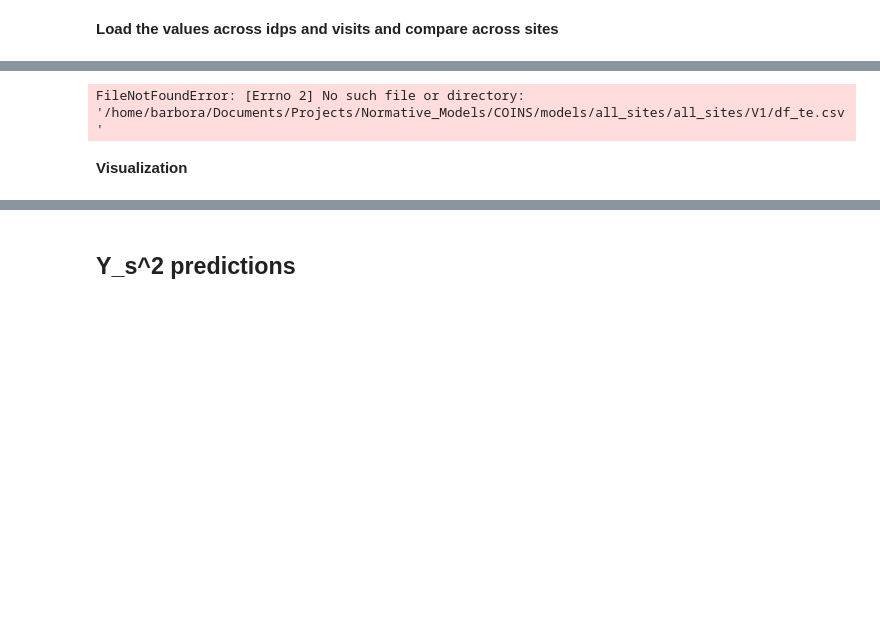
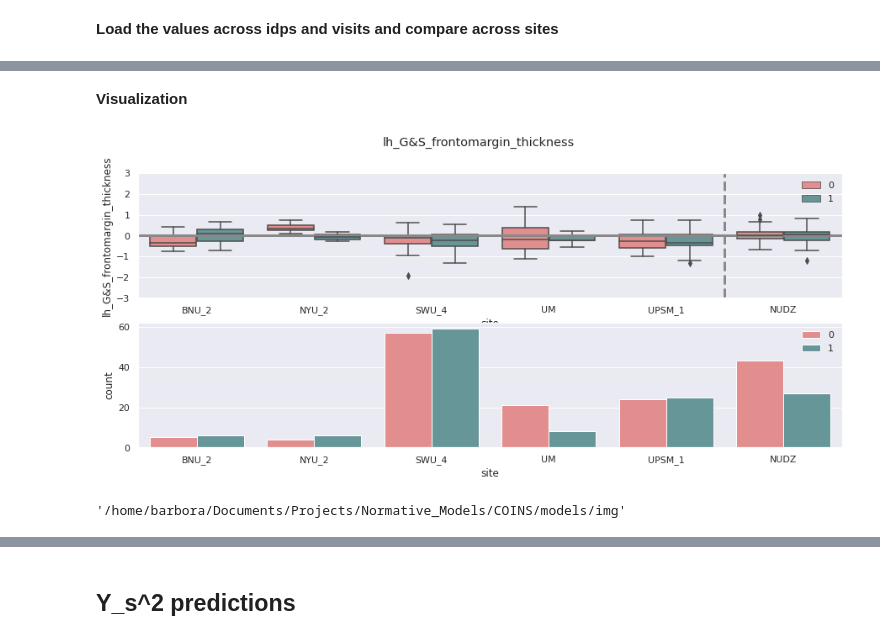
Before and after one commit to bbuckova/ESO_normative, a Jupyter notebook: CORR_data_normative.ipynb, the cells around one changed output, grey strips where cells are left out. Saved outputs shown, nothing was run; the diff lists cells and outputs as text; code cells hidden in the pictures; blank space fills up the shorter version.

```diff
--- a/CORR_data_normative.ipynb
+++ b/CORR_data_normative.ipynb
@@ -664,7 +627,7 @@ Analysis
 # %% [markdown]
 **Load the values across idps and visits and compare across sites**
 # %%
-models_dir = os.path.join(models_dir,'all_sites')
+models_dir = os.path.join('/home/barbora/Documents/Projects/Normative_Models/COINS/models/threshold_50/')
 cols_cov = ['age','sex']
 # %%
 v1_z = custom.idp_concat(os.path.join(models_dir,'V1'), 'Z_predict.txt', idp_ids, 'CORR_V1_Z.csv', t_dir= models_dir)
@@ -682,11 +643,13 @@ v2_orig = pd.read_csv(os.path.join(models_dir, 'V2', 'df_te.csv'), sep=' ', inde
 # load the ESO controls data
 v1_cont = pd.read_csv(os.path.join('/home/barbora/Documents/Projects/Normative_Models/ESO/analyses/01_PANSS/data','v1_cont.txt'), sep=' ', index_col=0)
 v2_cont = pd.read_csv(os.path.join('/home/barbora/Documents/Projects/Normative_Models/ESO/analyses/01_PANSS/data','v2_cont.txt'), sep=' ', index_col=0)
+
+v1_cont['sitenum'] = 1000
+v2_cont['sitenum'] = 1000
-# %% [output]
-FileNotFoundError: [Errno 2] No such file or directory: '/home/barbora/Documents/Projects/Normative_Models/COINS/models/all_sites/all_sites/V1/df_te.csv'
 # %%
 v1_z.index = v1_orig.index
 v1_z['site'] = v1_orig['site']
+v1_z['sitenum'] = v1_orig['sitenum']
 v1_z['age'] = v1_orig['age']
 v1_z['sex'] = v1_orig['sex']
 
@@ -694,38 +657,44 @@ v2_z.index = v2_orig.index
 v2_z['site'] = v1_orig['site']
 v2_z['age'] = v1_orig['age']
 v2_z['sex'] = v1_orig['sex']
+v2_z['sitenum'] = v1_orig['sitenum']
 
 # adding ESO data
-v1_z_all = pd.concat([v1_z[idp_ids+ cols_cov+['site']], v1_cont[idp_ids+ cols_cov+['site']]])
-v2_z_all = pd.concat([v2_z[idp_ids+ cols_cov+['site']], v2_cont[idp_ids+ cols_cov+['site']]])
+v1_z_all = pd.concat([v1_z[idp_ids+ cols_cov+['site', 'sitenum']], v1_cont[idp_ids+ cols_cov+['site', 'sitenum']]])
+v2_z_all = pd.concat([v2_z[idp_ids+ cols_cov+['site', 'sitenum']], v2_cont[idp_ids+ cols_cov+['site', 'sitenum']]])
 
 # diff
 diff = v2_z_all[idp_ids] - v1_z_all[idp_ids]
 diff['site'] = v1_z_all['site']
+diff['sitenum'] = v1_z_all['sitenum']
 diff['sex'] = v1_z_all['sex']
-# %%
-diff.drop(index=diff[diff["site"]=="NYU_1"].index, inplace=True)
 # %% [markdown]
 **Visualization**
 # %%
 # Plotting differences between visits across sites with respect to sex
 
-FM_colors = ["coral", "darkseagreen"]
+FM_colors = ["lightcoral", "cadetblue"]
 cp = sns.set_palette(sns.color_palette(FM_colors))
 
 
-for idp in idp_ids:
+for idp in [idp_ids[0]]:
     fig, ax = plt.subplots(2,1,figsize=(15,6))
     ax[0] = sns.boxplot(x="site", y=idp, data=diff, hue='sex', palette = cp, ax=ax[0])
     ax[0].set(ylim=(-3, 3))
     ax[0].legend(frameon=False)
 #    ax[0].set_xticklabels(ax[0].get_xticklabels(),rotation = 30)
-    ax[0].axhline(0, linewidth = 3, color='#94B0DA')
-    ax[0].axvline(diff["site"].nunique()-1.5, linewidth = 3, color='#94B0DA', linestyle='--')
+    ax[0].axhline(0, linewidth = 3, color='#888888')
+    ax[0].axvline(diff["site"].nunique()-1.5, linewidth = 3, color='#888888', linestyle='--')
 
     ax[1] = sns.countplot(data=diff, x='site', hue='sex')
     ax[1].legend(frameon=False)
     fig.suptitle(idp)
 
-    plt.savefig(os.path.join(models_dir, 'img',idp),  bbox_inches='tight')
-    plt.close()
+    #plt.savefig(os.path.join(models_dir, 'img',idp),  bbox_inches='tight')
+    #plt.close()
+# %% [output]
+[figure, added]
+# %%
+images_dir
+# %% [output]
+'/home/barbora/Documents/Projects/Normative_Models/COINS/models/img'
```
Also changed, not shown: parts of 23 cells of this notebook.
